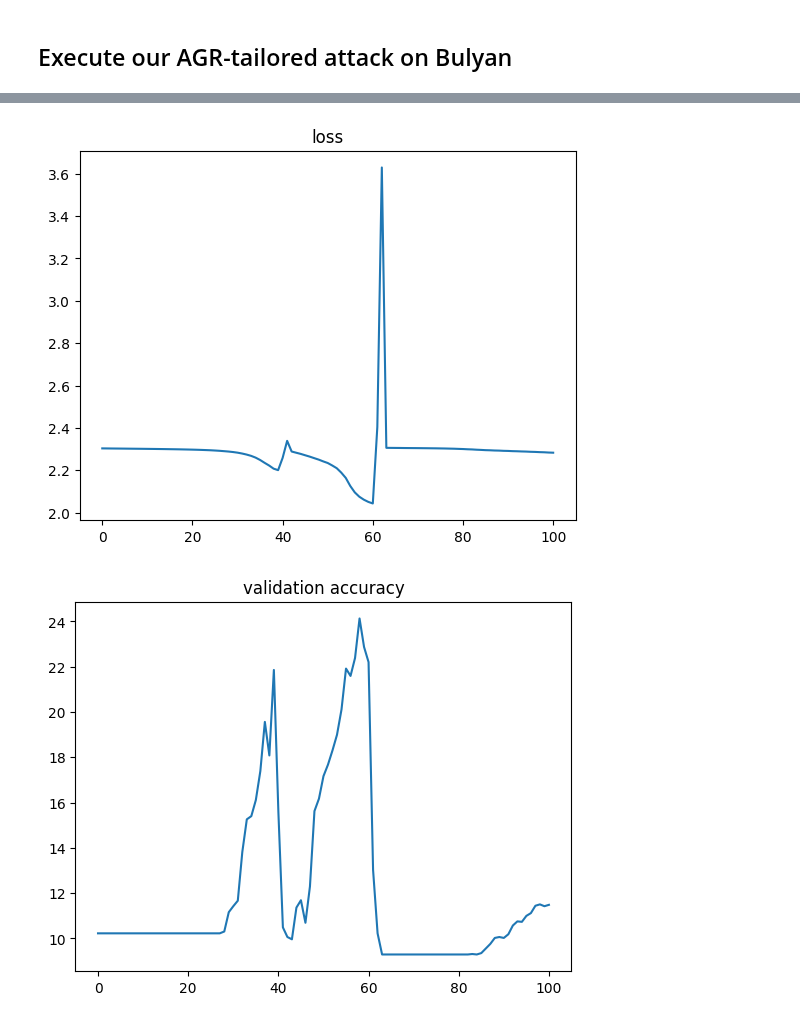
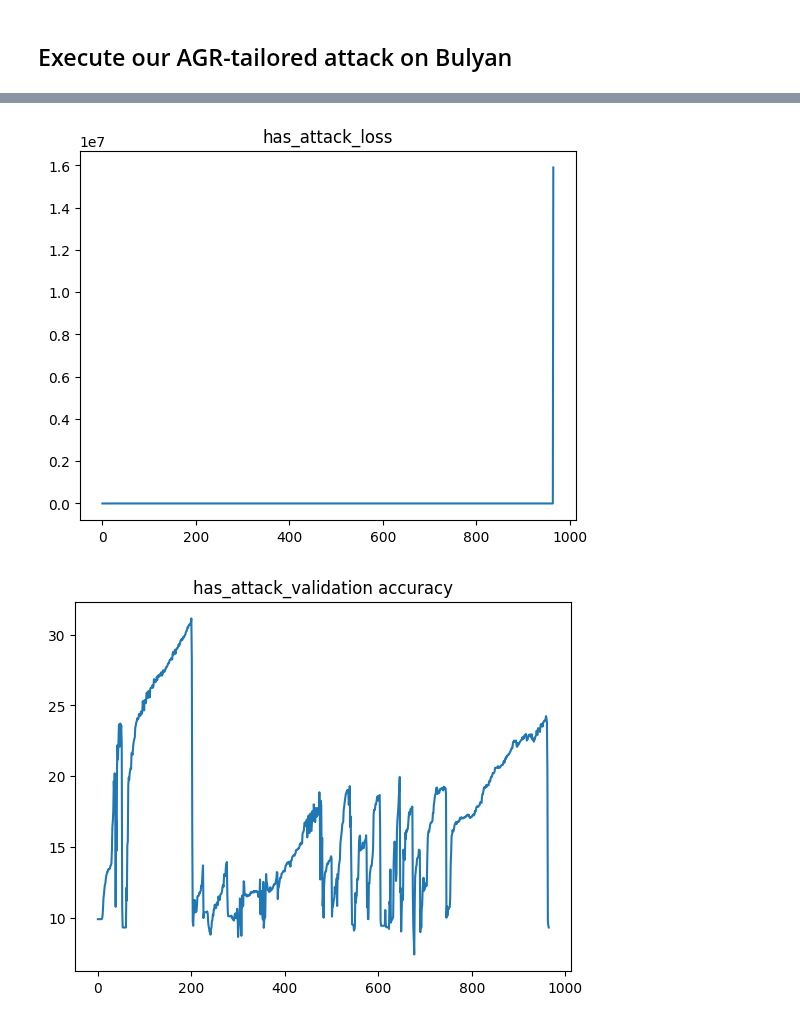
Before and after one commit to HizanLi/CPEN497-FL, a Jupyter notebook: CPEN497-499/CPEN497_main_work_file.ipynb, the cells around one changed output, grey strips where cells are left out. Saved outputs shown, nothing was run; the diff lists cells and outputs as text; code cells hidden in the pictures.

```diff
--- a/CPEN497-499/CPEN497_main_work_file.ipynb
+++ b/CPEN497-499/CPEN497_main_work_file.ipynb
@@ -432,7 +432,7 @@ def our_attack_mean_std(all_updates, model_re, n_attacker, arch, criterion, user
 batch_size=250
 resume=0
 
-nepochs=100
+nepochs=1200
 schedule=[1000]
 nbatches = user_tr_len//batch_size
 
@@ -523,28 +523,28 @@ for n_attacker in n_attackers:
             print(malicious_grads.shape)
 
         # Store history of malicious_grads
-        average_tensor = malicious_grads.mean(dim=1, keepdim=True)
-        median_tensor = malicious_grads.median(dim=1, keepdim=True).values
-        lower_quartile = malicious_grads.quantile(0.25, dim=1, keepdim=True)
-        upper_quartile = malicious_grads.quantile(0.75, dim=1, keepdim=True)
-        std = malicious_grads.std(dim=1, keepdim=True)
+        # average_tensor = malicious_grads.mean(dim=1, keepdim=True)
+        # median_tensor = malicious_grads.median(dim=1, keepdim=True).values
+        # lower_quartile = malicious_grads.quantile(0.25, dim=1, keepdim=True)
+        # upper_quartile = malicious_grads.quantile(0.75, dim=1, keepdim=True)
+        # std = malicious_grads.std(dim=1, keepdim=True)
 
-        mean_abs_tensor = malicious_grads.abs().sum(dim=1, keepdim=True)
+        # mean_abs_tensor = malicious_grads.abs().sum(dim=1, keepdim=True)
 
-        past_abs_sum.append(mean_abs_tensor)
-        past_mean.append(average_tensor)
-        past_median.append(median_tensor)
-        past_lower_quartile.append(lower_quartile)
-        past_upper_quartile.append(upper_quartile)
-        past_std.append(std)
+        # past_abs_sum.append(mean_abs_tensor)
+        # past_mean.append(average_tensor)
+        # past_median.append(median_tensor)
+        # past_lower_quartile.append(lower_quartile)
+        # past_upper_quartile.append(upper_quartile)
+        # past_std.append(std)
 
 
-        pickle.dump(past_abs_sum,open('./past_abs_sum.pkl','wb'))
-        pickle.dump(past_mean,open('./past_mean.pkl','wb'))
-        pickle.dump(past_median,open('./past_median.pkl','wb'))
-        pickle.dump(past_lower_quartile,open('./past_lower_quartile.pkl','wb'))
-        pickle.dump(past_upper_quartile,open('./past_upper_quartile.pkl','wb'))
-        pickle.dump(past_std,open('./past_std.pkl','wb'))
+        # pickle.dump(past_abs_sum,open('./past_abs_sum.pkl','wb'))
+        # pickle.dump(past_mean,open('./past_mean.pkl','wb'))
+        # pickle.dump(past_median,open('./past_median.pkl','wb'))
+        # pickle.dump(past_lower_quartile,open('./past_lower_quartile.pkl','wb'))
+        # pickle.dump(past_upper_quartile,open('./past_upper_quartile.pkl','wb'))
+        # pickle.dump(past_std,open('./past_std.pkl','wb'))
 
         agg_grads, krum_candidate=bulyan(malicious_grads, n_attacker)
 
@@ -612,12 +615,12 @@ epoch: 100, bulyan: at our-agr n_at 10 n_mal_sel 10 e 100 | val loss 2.2828 val
 # %%
 import matplotlib.pyplot as plt
 
 # Plotting the data
 for col in ['loss', 'validation accuracy', 'best validation accuracy']:
     plt.plot(df['epoch'].tolist(), df[col].tolist())
-    plt.title(col)
+    plt.title("has_attack_"+col)
     plt.savefig('./has_attack_' + col + '.png')
     plt.show()
 # %% [output]
-[figure, old version]
+[figure, new version]
-[figure, old version]
+[figure, new version]
```
Also changed, not shown: parts of 5 cells of this notebook, 7 other files.
